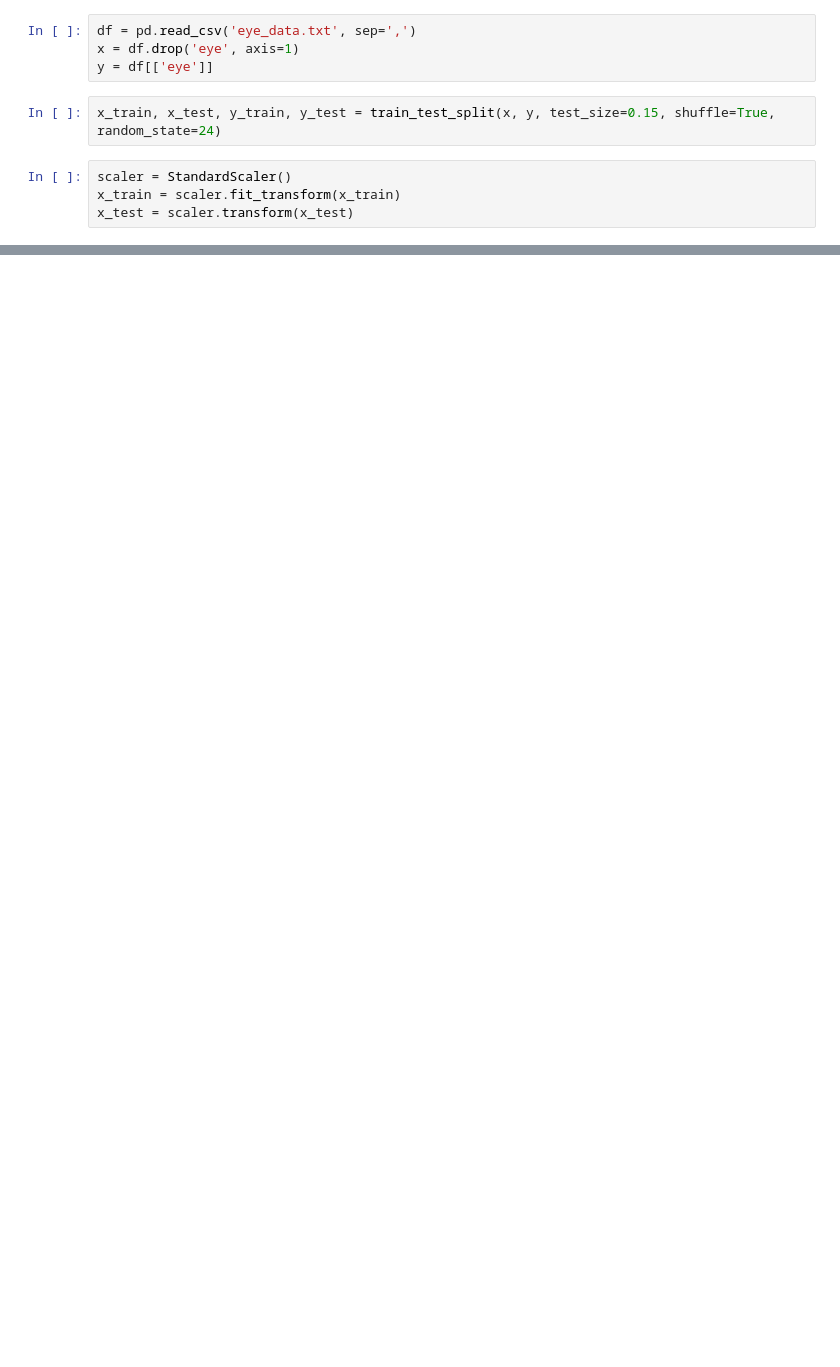
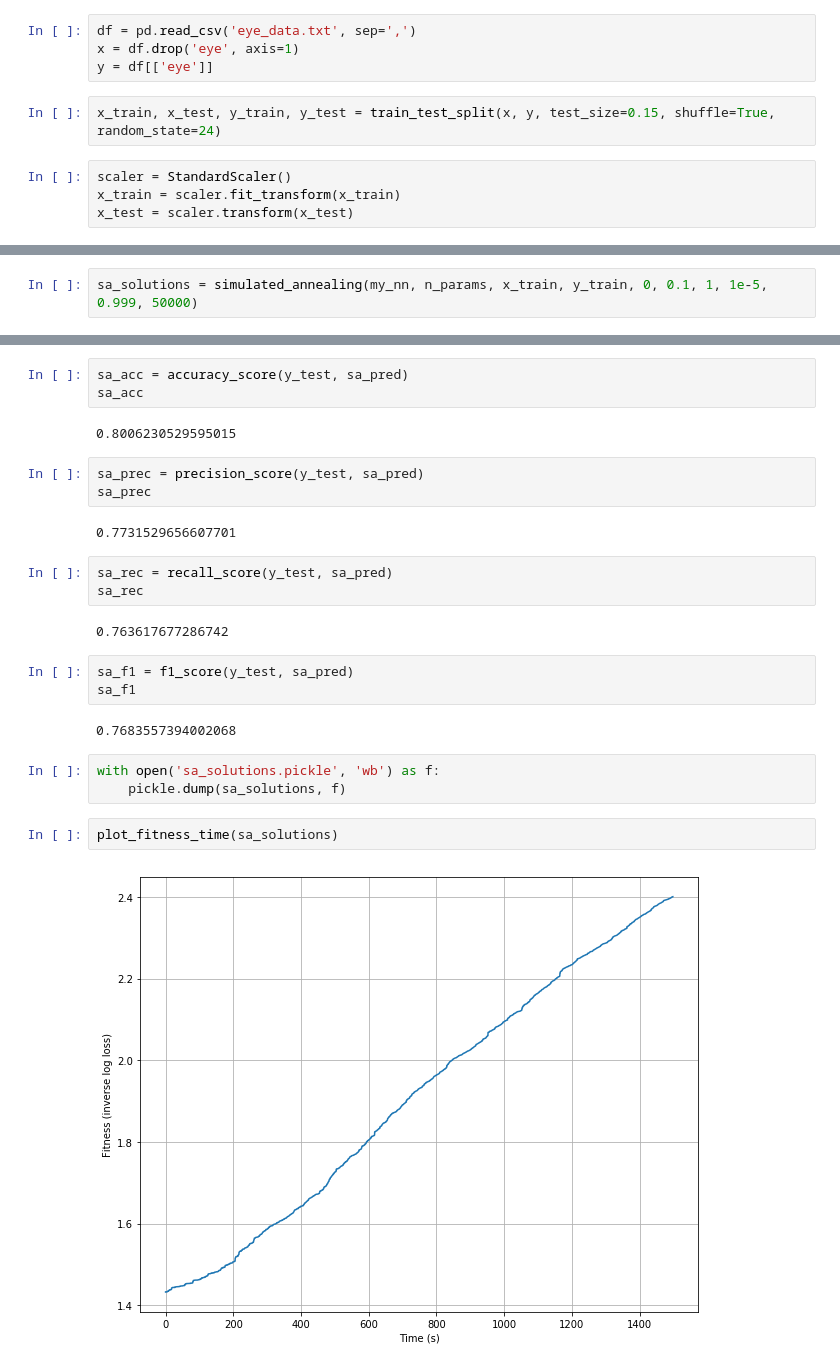
Before and after one commit to tracetidwell/cs7641, a Jupyter notebook: hw_2/part_1.ipynb, the cells around one changed output, grey strips where cells are left out. Cells and saved outputs as stored; diff of their text form; blank space fills up the shorter version.

```diff
--- a/hw_2/part_1.ipynb
+++ b/hw_2/part_1.ipynb
@@ -53,0 +454,2 @@ np.exp((0.0744396004573331 - 0.08114355327151102)/.01)
+# %%
+sa_solutions = simulated_annealing(my_nn, n_params, x_train, y_train, 0, 0.1, 1, 1e-5, 0.999, 50000)
@@ -53,0 +494,27 @@ np.exp((0.0744396004573331 - 0.08114355327151102)/.01)
+# %%
+sa_acc = accuracy_score(y_test, sa_pred)
+sa_acc
+# %% [output]
+0.8006230529595015
+# %%
+sa_prec = precision_score(y_test, sa_pred)
+sa_prec
+# %% [output]
+0.7731529656607701
+# %%
+sa_rec = recall_score(y_test, sa_pred)
+sa_rec
+# %% [output]
+0.763617677286742
+# %%
+sa_f1 = f1_score(y_test, sa_pred)
+sa_f1
+# %% [output]
+0.7683557394002068
+# %%
+with open('sa_solutions.pickle', 'wb') as f:
+    pickle.dump(sa_solutions, f)
+# %%
+plot_fitness_time(sa_solutions)
+# %% [output]
+[figure, added]
```
Also changed, not shown: parts of 76 cells of this notebook.
